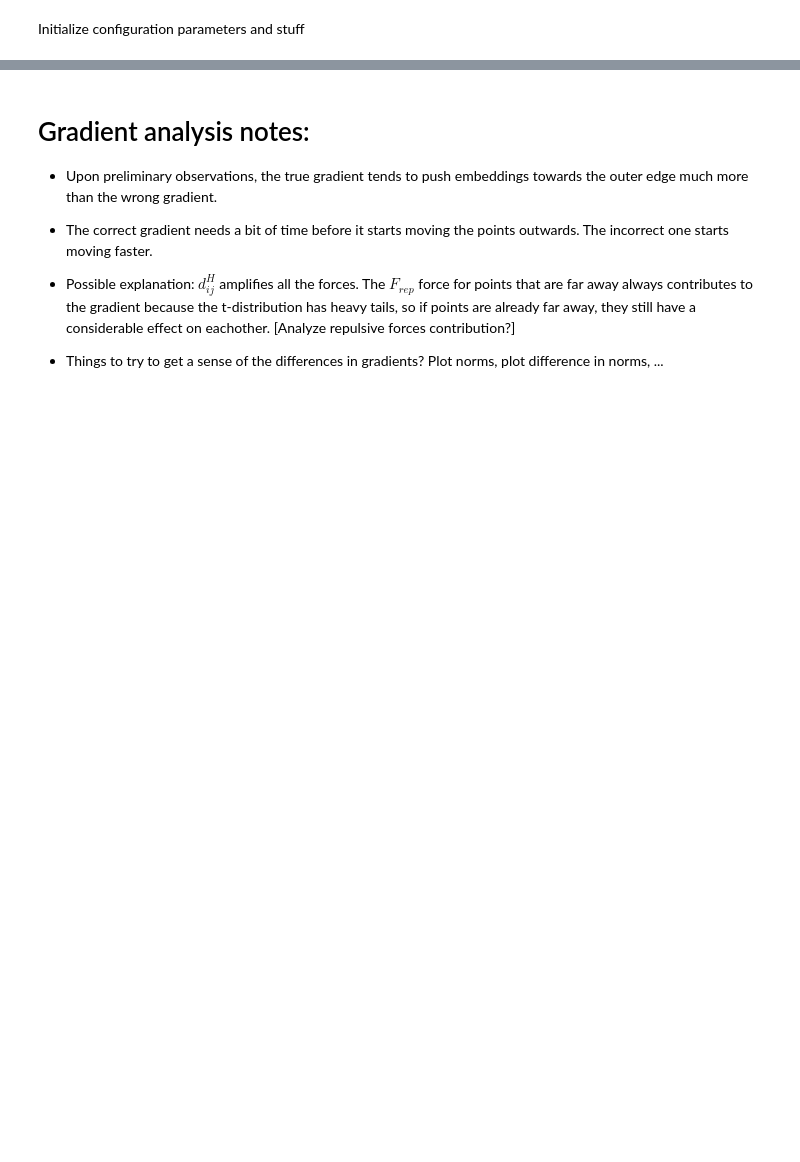
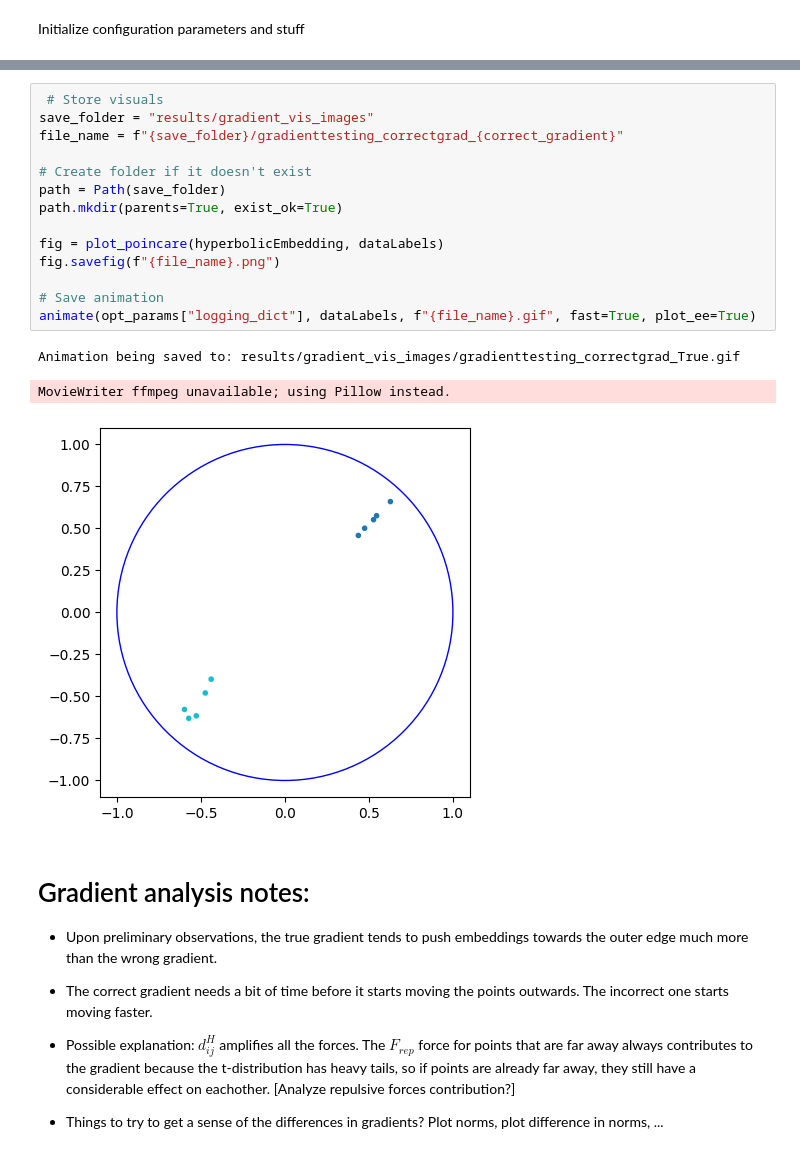
Before and after one commit to Haoranxia/hyperbolic-tsne, a Jupyter notebook: experiment_gradient.ipynb, the cells around one changed output, grey strips where cells are left out. Saved outputs shown, nothing was run; the diff lists cells and outputs as text; blank space fills up the shorter version.

```diff
--- a/experiment_gradient.ipynb
+++ b/experiment_gradient.ipynb
@@ -220,3 +212,21 @@ Running Gradient Descent, Verbosity: 1
+# %%
+ # Store visuals
+save_folder = "results/gradient_vis_images"
+file_name = f"{save_folder}/gradienttesting_correctgrad_{correct_gradient}"
+
+# Create folder if it doesn't exist
+path = Path(save_folder)
+path.mkdir(parents=True, exist_ok=True)
+
+fig = plot_poincare(hyperbolicEmbedding, dataLabels)
+fig.savefig(f"{file_name}.png")
+
+# Save animation
+animate(opt_params["logging_dict"], dataLabels, f"{file_name}.gif", fast=True, plot_ee=True)
+# %% [output]
+Animation being saved to: results/gradient_vis_images/gradienttesting_correctgrad_True.gif
+MovieWriter ffmpeg unavailable; using Pillow instead.
+[figure, added]
 # %% [markdown]
 # Gradient analysis notes:
 
```
Also changed, not shown: parts of 24 cells of this notebook, 3 other files.
